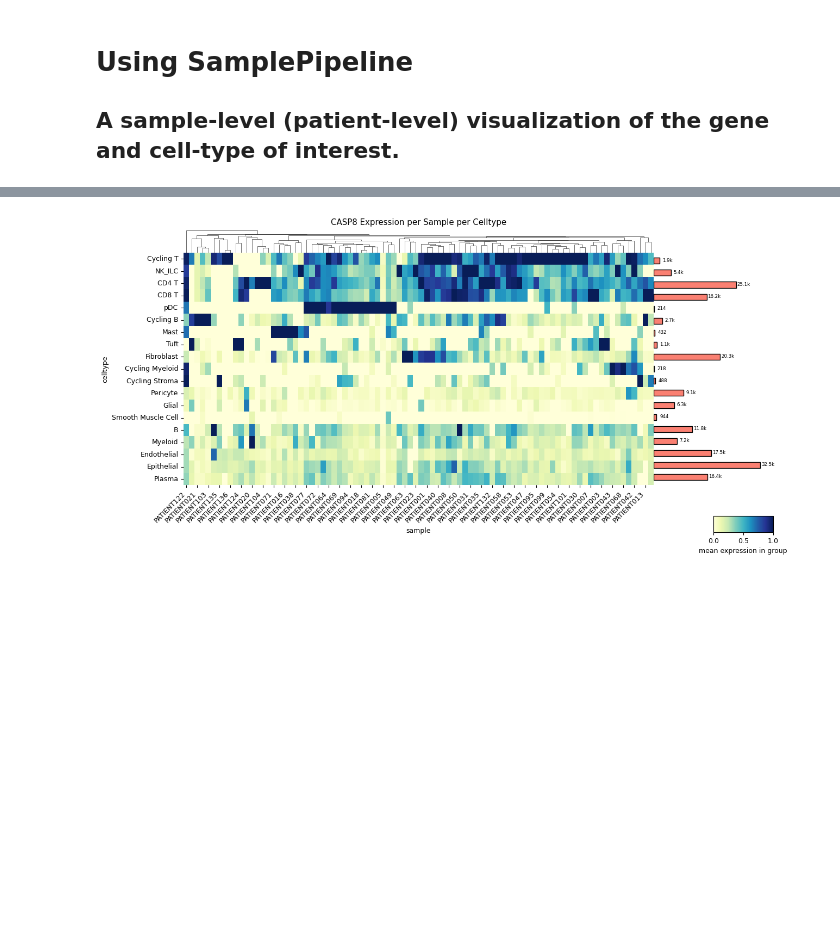
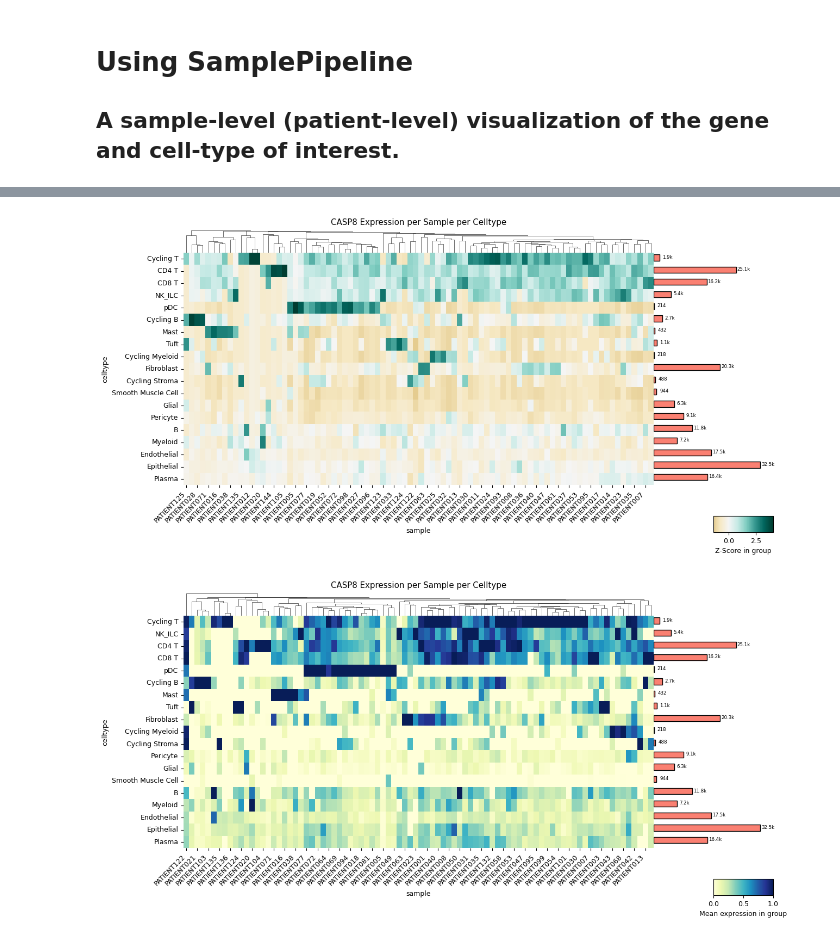
Before and after one commit to chickaroo/genereporter, a Jupyter notebook: src/sample_pipeline.ipynb, the cells around one changed output, grey strips where cells are left out. Drawn from its saved outputs; the diff is of its cells as text; code cells hidden in the pictures; blank space fills up the shorter version.

```diff
--- a/src/sample_pipeline.ipynb
+++ b/src/sample_pipeline.ipynb
@@ -18 +18,8 @@ sp.pl_violin(GOI)
+# %%
+sp.pl_sample_celltype(GOI, z_score=True)
+
+# TODO ADD Z SCORE CODE
+# TODO ADD ALL CATEGORIES (clustermap argument?? )
+# %% [output]
+[figure, added]
 # %%
```
Also changed, not shown: parts of 5 cells of this notebook, 14 other files.
